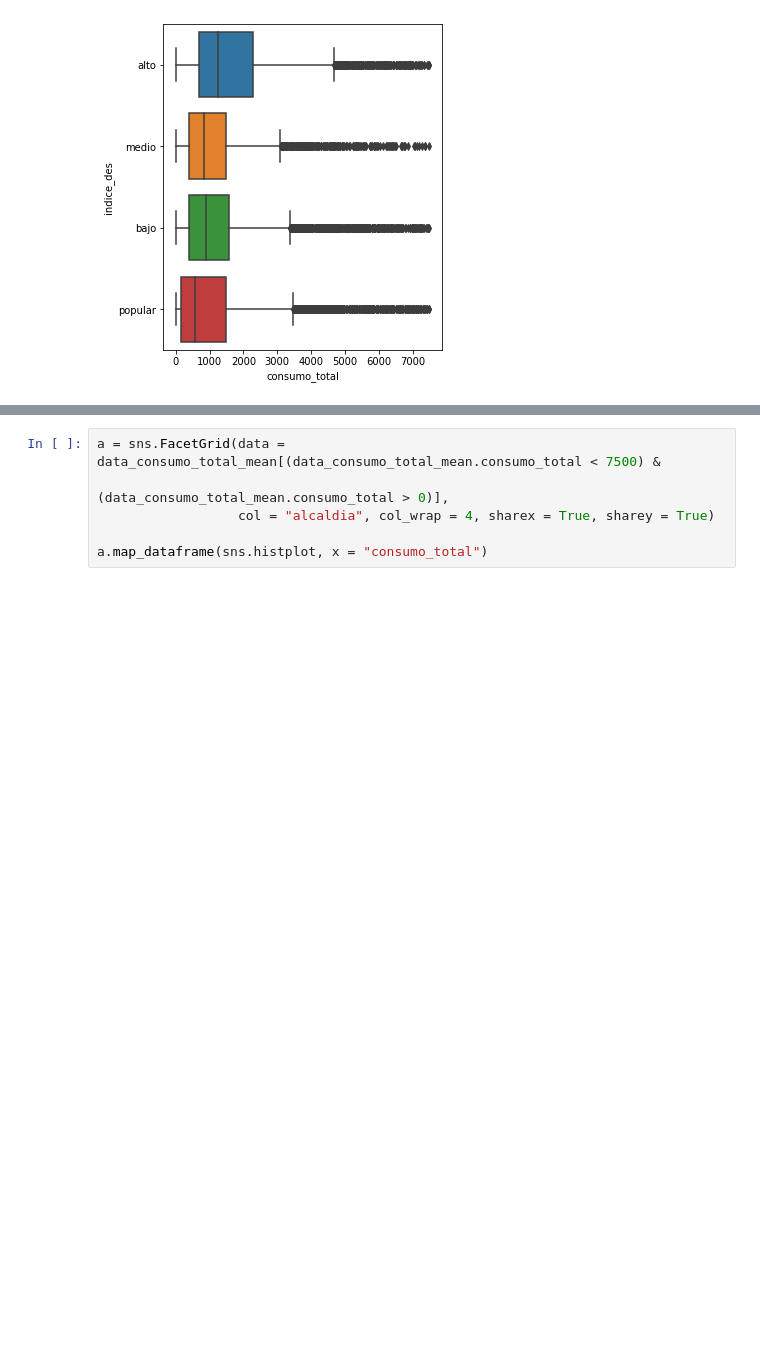
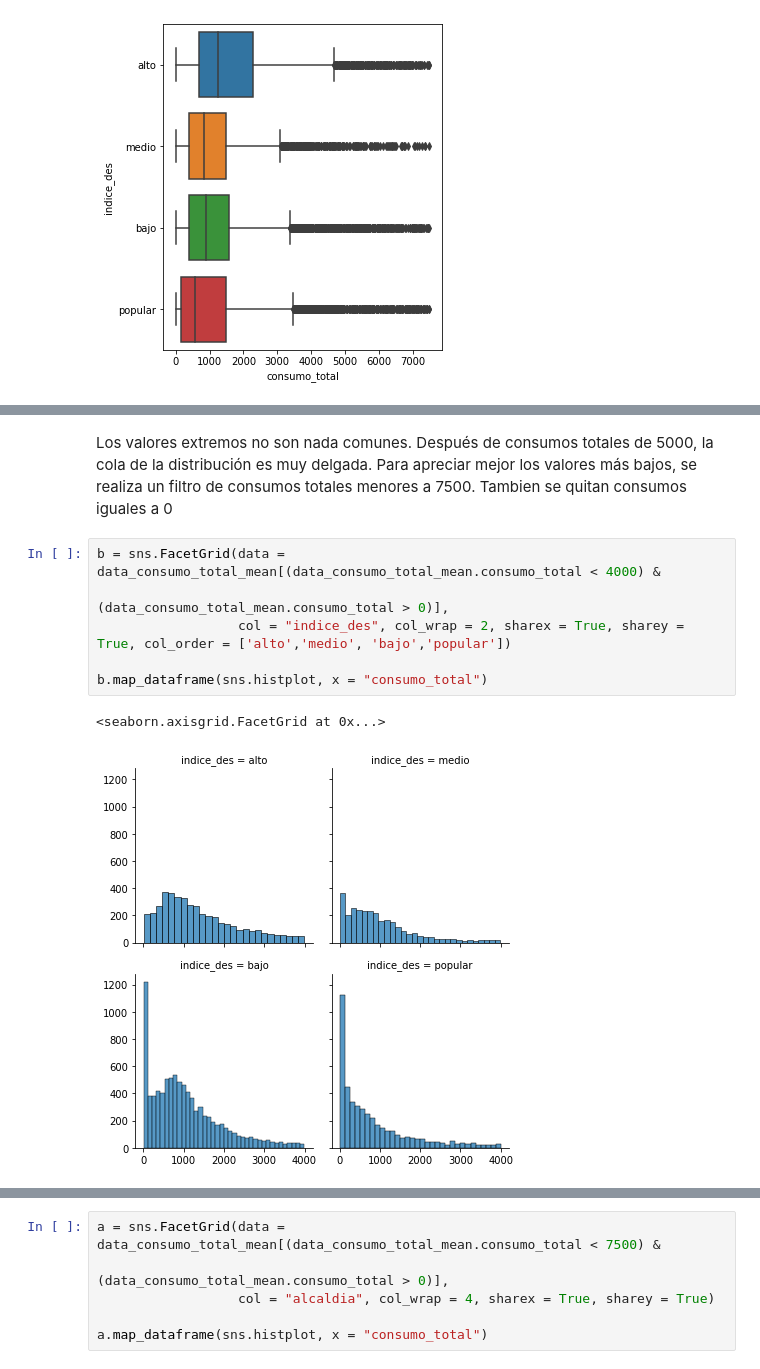
Before and after one commit to lechugaa/intro_ds_p1_consumo_agua, a Jupyter notebook: agua_profiling_expo.ipynb, the cells around one changed output, grey strips where cells are left out. Drawn from its saved outputs; the diff is of its cells as text; blank space fills up the shorter version.

```diff
--- a/agua_profiling_expo.ipynb
+++ b/agua_profiling_expo.ipynb
@@ -865,0 +900,11 @@ sns.boxplot(x = "consumo_total", y = "indice_des",order = ['alto','medio','bajo'
+# %% [markdown]
+Los valores extremos no son nada comunes. Después de consumos totales de 5000, la cola de la distribución es muy delgada. Para apreciar mejor los valores más bajos, se realiza un filtro de consumos totales menores a 7500. Tambien se quitan consumos iguales a 0
+# %%
+b = sns.FacetGrid(data = data_consumo_total_mean[(data_consumo_total_mean.consumo_total < 4000) &
+                                                 (data_consumo_total_mean.consumo_total > 0)],
+                  col = "indice_des", col_wrap = 2, sharex = True, sharey = True, col_order = ['alto','medio', 'bajo','popular'])
+
+b.map_dataframe(sns.histplot, x = "consumo_total")
+# %% [output]
+<seaborn.axisgrid.FacetGrid at 0x...>
+[figure, added]
```
Also changed, not shown: parts of 28 cells of this notebook.
